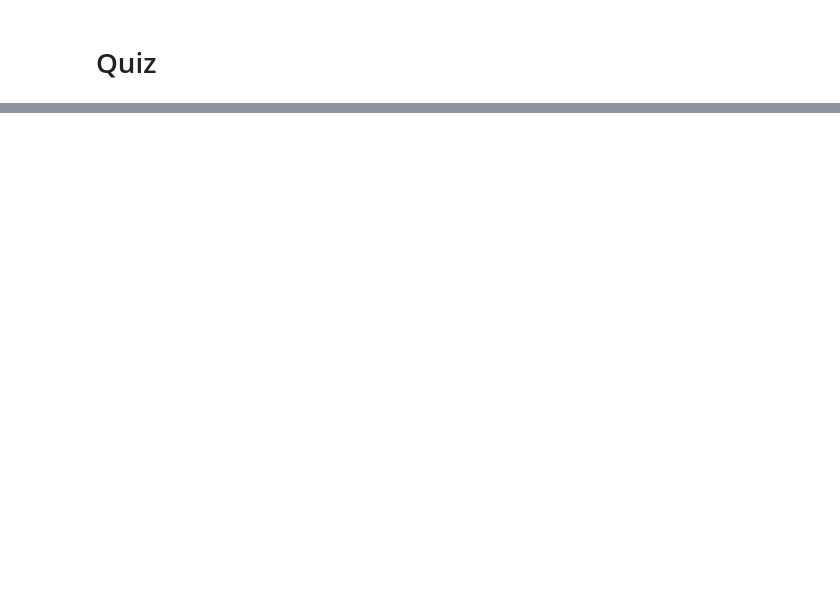
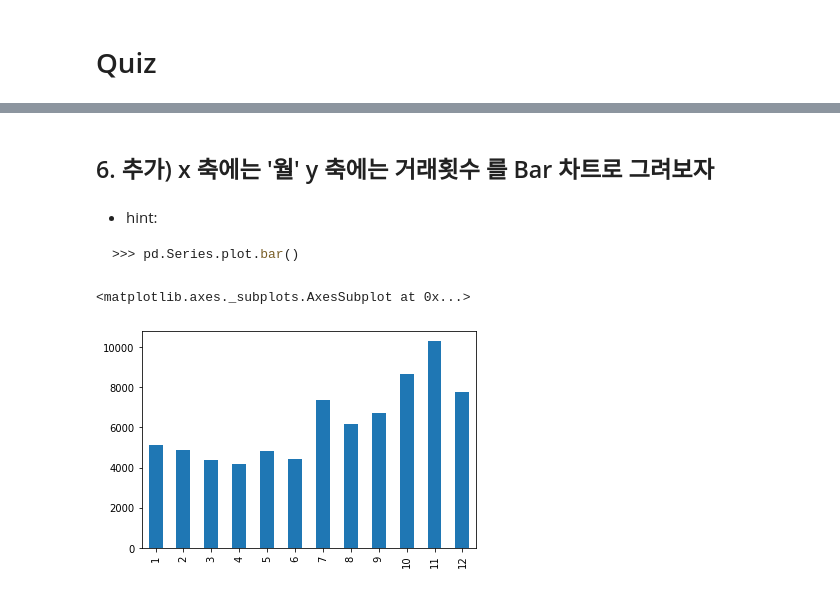
Before and after one commit to gyeonh/Data_analysis, a Jupyter notebook: course3.ipynb, the cells around one changed output, grey strips where cells are left out. Saved outputs shown, nothing was run; the diff lists cells and outputs as text; code cells hidden in the pictures; blank space fills up the shorter version.

````diff
--- a/course3.ipynb
+++ b/course3.ipynb
@@ -527,0 +739,12 @@ number_df.transform({       # 앞의 aggregation과는 달리 Nan값이 없다
+# %% [markdown]
+## 6. 추가) x 축에는 '월' y 축에는 거래횟수 를 Bar 차트로 그려보자
+# %% [markdown]
+-  hint:
+```python
+>>> pd.Series.plot.bar()
+```
+# %%
+df.index.month.value_counts().sort_index().plot.bar()
+# %% [output]
+<matplotlib.axes._subplots.AxesSubplot at 0x...>
+[figure, added]
````
Also changed, not shown: parts of 168 cells of this notebook.
